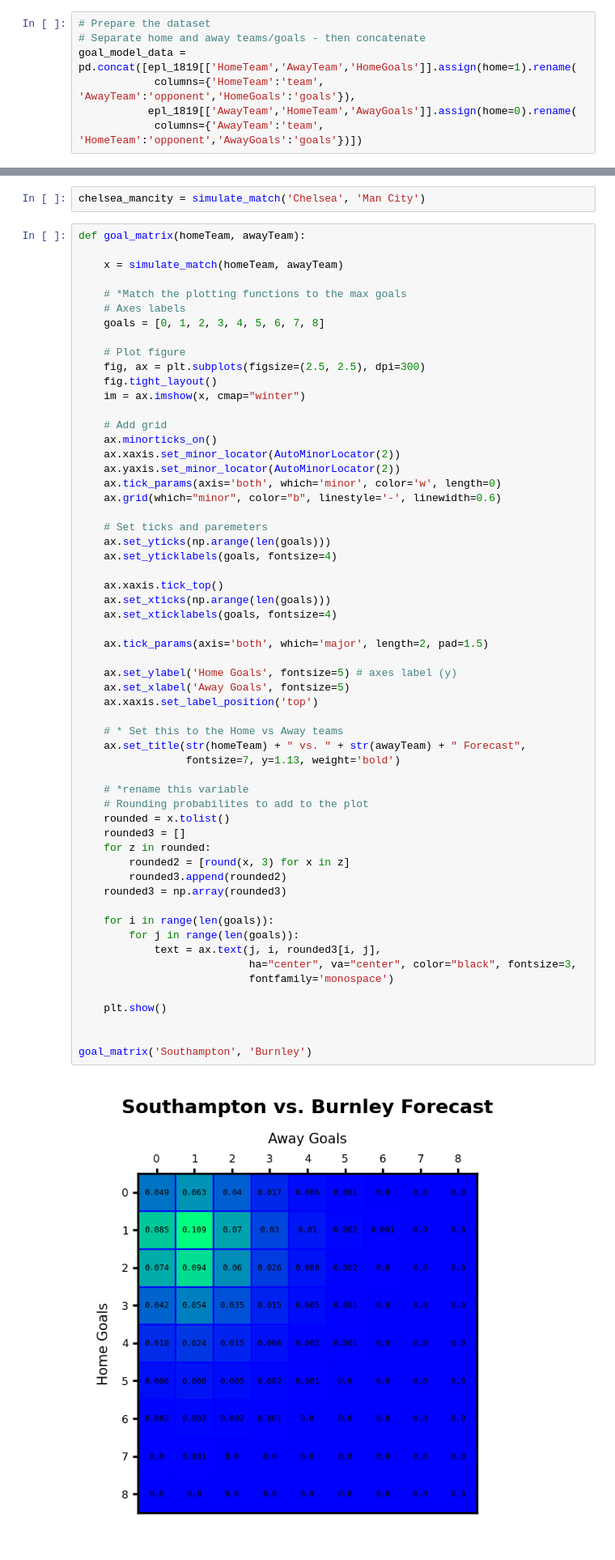
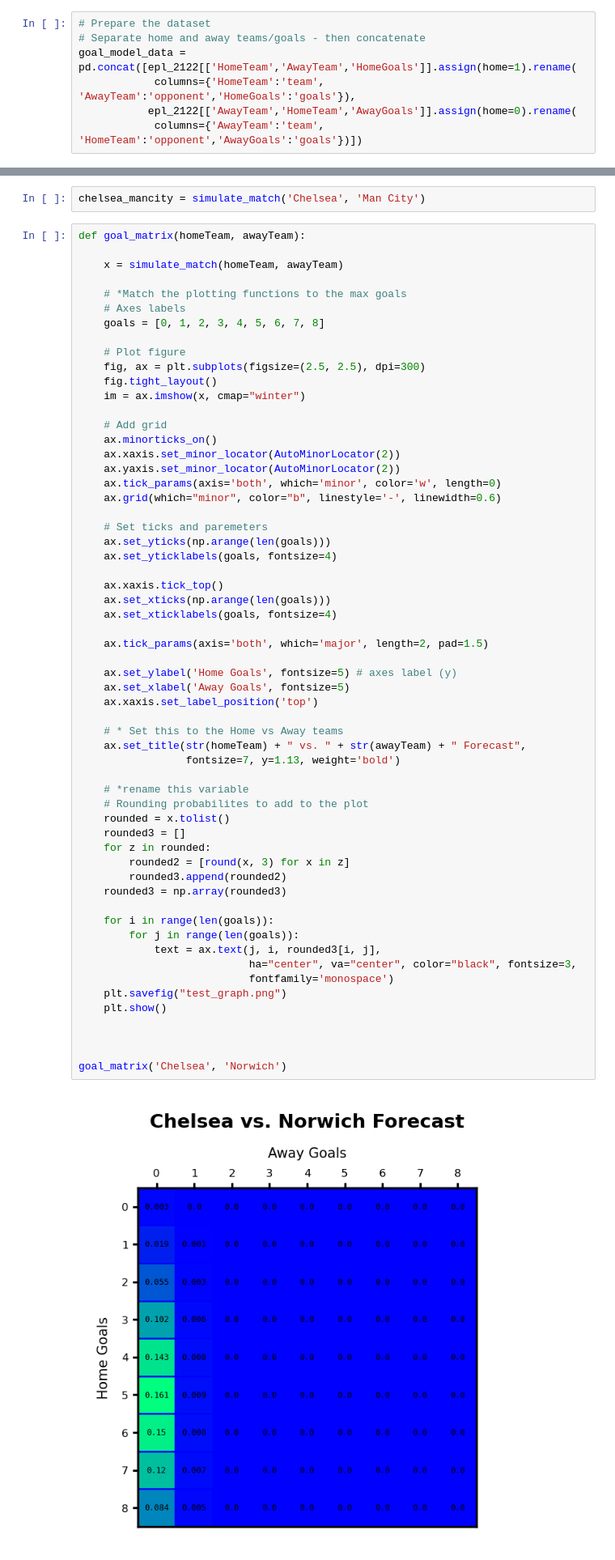
Before and after one commit to roncv/FootballForecasting, a Jupyter notebook: FootballForecasting.ipynb, the cells around one changed output, grey strips where cells are left out. Shown: that part at 81% size. Drawn from its saved outputs; the diff is of its cells as text.

```diff
--- a/FootballForecasting.ipynb
+++ b/FootballForecasting.ipynb
@@ -68,9 +72,9 @@ skellam.pmf(0.0,  epl_1819.mean()[0],  epl_1819.mean()[1])
 # %%
 # Prepare the dataset
 # Separate home and away teams/goals - then concatenate
-goal_model_data = pd.concat([epl_1819[['HomeTeam','AwayTeam','HomeGoals']].assign(home=1).rename(
+goal_model_data = pd.concat([epl_2122[['HomeTeam','AwayTeam','HomeGoals']].assign(home=1).rename(
             columns={'HomeTeam':'team', 'AwayTeam':'opponent','HomeGoals':'goals'}),
-           epl_1819[['AwayTeam','HomeTeam','AwayGoals']].assign(home=0).rename(
+           epl_2122[['AwayTeam','HomeTeam','AwayGoals']].assign(home=0).rename(
             columns={'AwayTeam':'team', 'HomeTeam':'opponent','AwayGoals':'goals'})])
 # %%
 # Building the model
@@ -440,33 +474,34 @@ def goal_matrix(homeTeam, awayTeam):
     ax.set_xticklabels(goals, fontsize=4)
 
     ax.tick_params(axis='both', which='major', length=2, pad=1.5)
 
     ax.set_ylabel('Home Goals', fontsize=5) # axes label (y)
     ax.set_xlabel('Away Goals', fontsize=5)
     ax.xaxis.set_label_position('top')
 
     # * Set this to the Home vs Away teams
     ax.set_title(str(homeTeam) + " vs. " + str(awayTeam) + " Forecast",
                  fontsize=7, y=1.13, weight='bold')
 
     # *rename this variable
     # Rounding probabilites to add to the plot
     rounded = x.tolist()
     rounded3 = []
     for z in rounded:
         rounded2 = [round(x, 3) for x in z]
         rounded3.append(rounded2)
     rounded3 = np.array(rounded3)
 
     for i in range(len(goals)):
         for j in range(len(goals)):
             text = ax.text(j, i, rounded3[i, j],
                            ha="center", va="center", color="black", fontsize=3,
                            fontfamily='monospace')
-
+    plt.savefig("test_graph.png")
     plt.show()
 
 
-goal_matrix('Southampton', 'Burnley')
+
+goal_matrix('Chelsea', 'Norwich')
 # %% [output]
-[figure, old version]
+[figure, new version]
```
Also changed, not shown: parts of 29 cells of this notebook, 3 other files.
